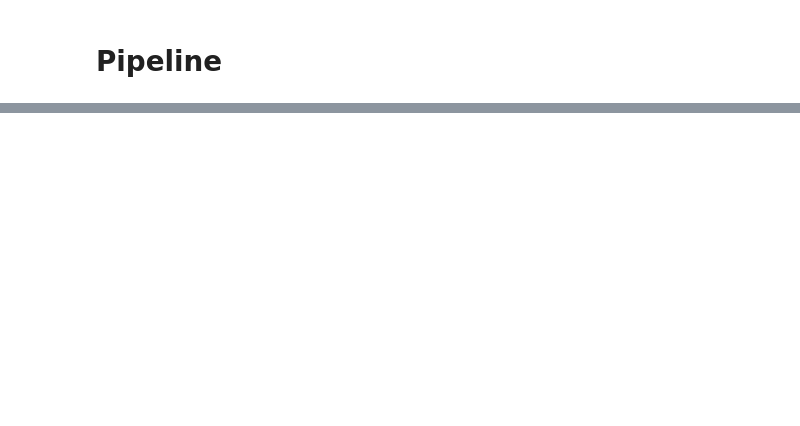
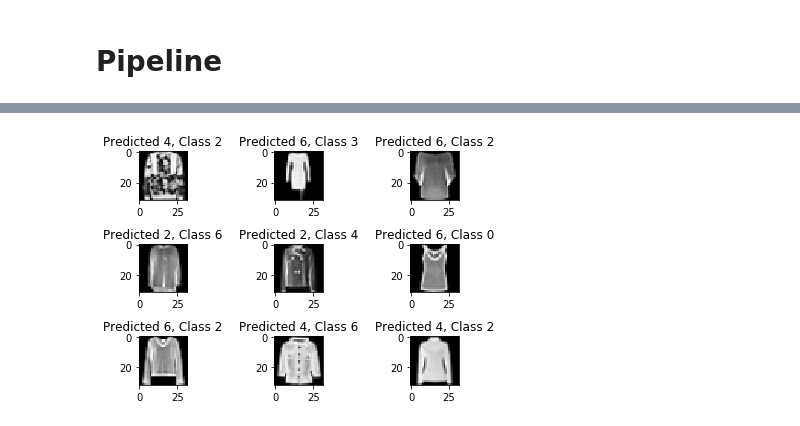
Before and after one commit to mustfkeskin/fashion_mnist, a Jupyter notebook: Notebook/cnn.ipynb, the cells around one changed output, grey strips where cells are left out. Cells and saved outputs as stored; diff of their text form; code cells hidden in the pictures; blank space fills up the shorter version.

```diff
--- a/Notebook/cnn.ipynb
+++ b/Notebook/cnn.ipynb
@@ -391,6 +354,8 @@ for i, correct in enumerate(correct[:9]):
 # %%
 for i, incorrect in enumerate(incorrect[0:9]):
     plt.subplot(3,3,i+1)
-    plt.imshow(X_test[incorrect].reshape(32,32), cmap='gray', interpolation='none')
+    plt.imshow(X_test32[incorrect].reshape(32,32), cmap='gray', interpolation='none')
     plt.title("Predicted {}, Class {}".format(y_pred[incorrect], y_true[incorrect]))
     plt.tight_layout()
+# %% [output]
+[figure, added]
```
Also changed, not shown: parts of 22 cells of this notebook, 26 other files.
